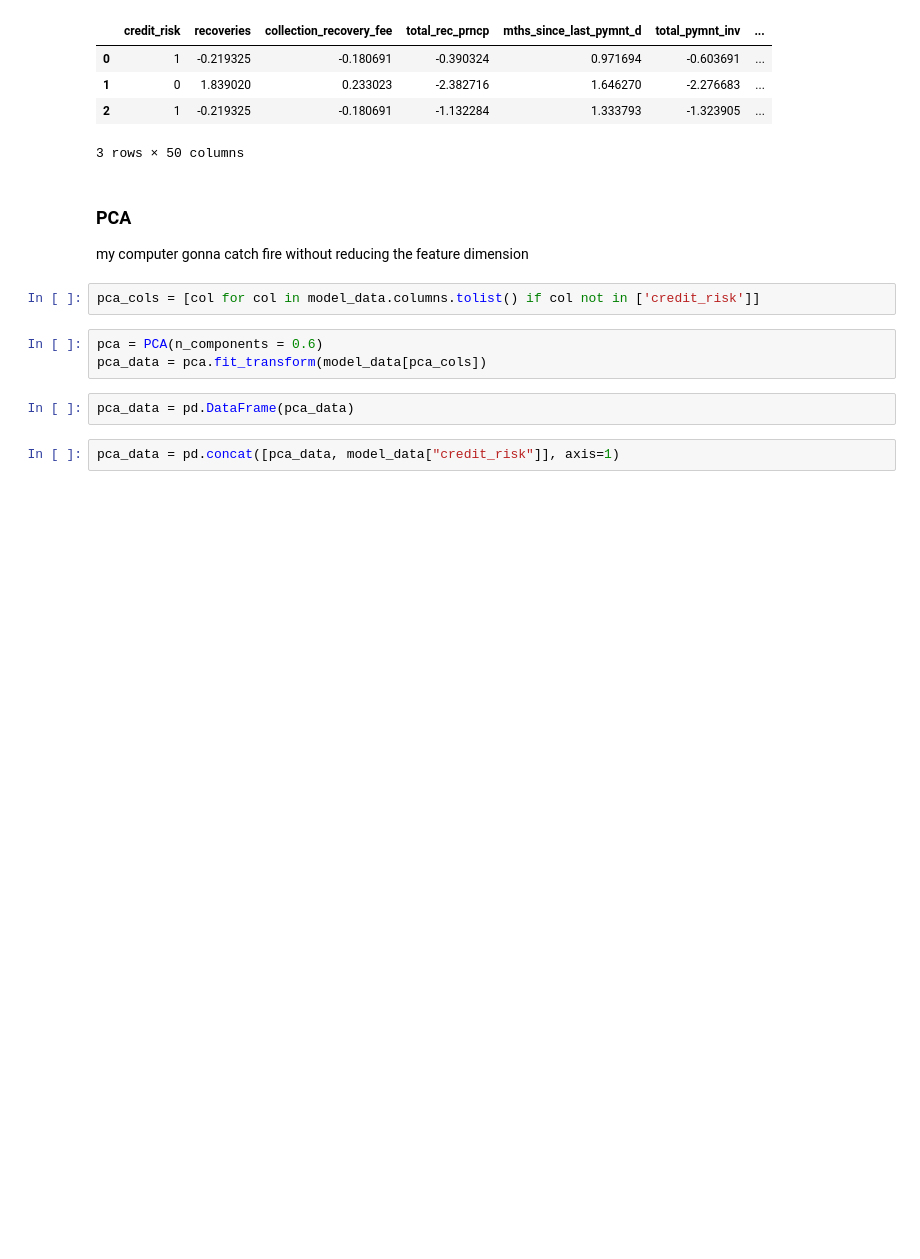
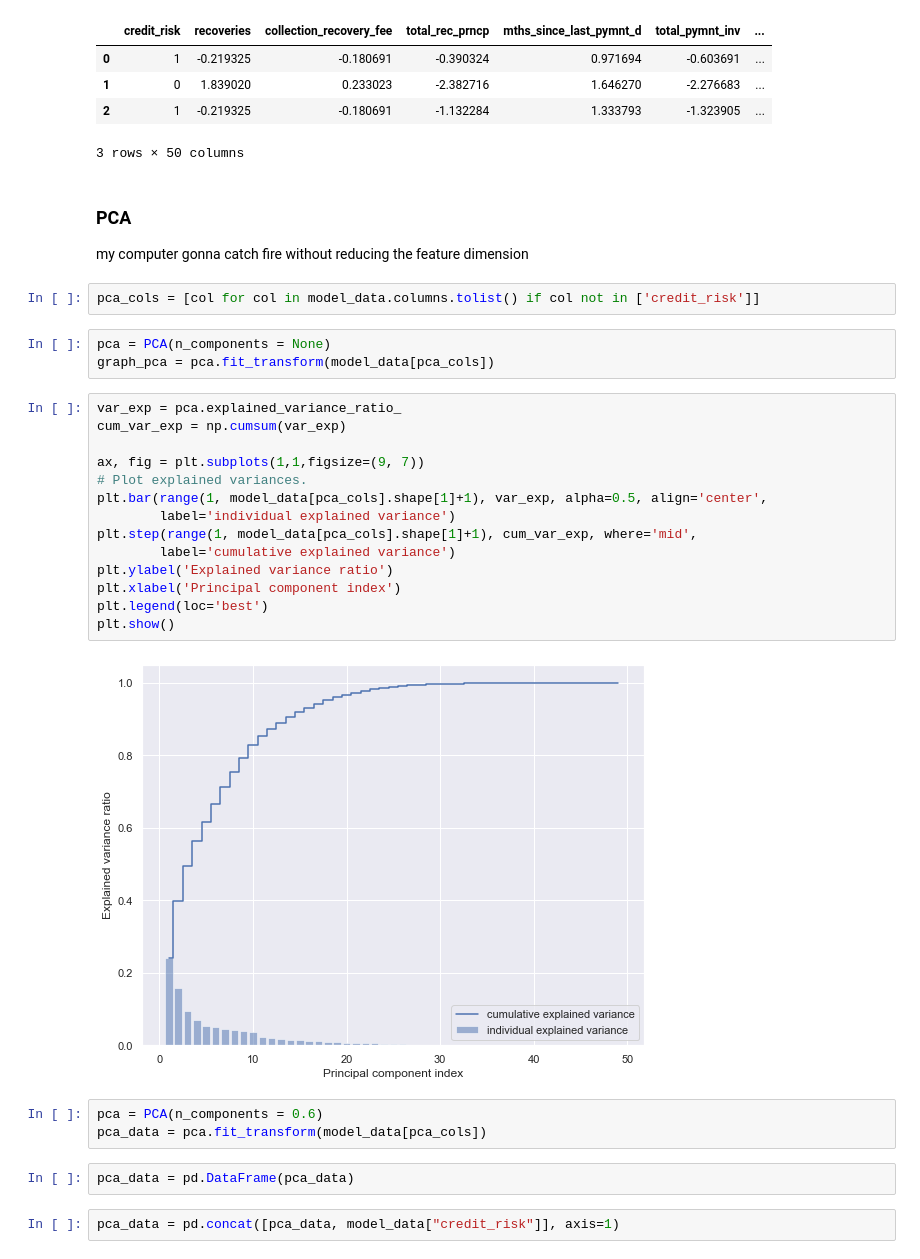
Before and after one commit to enricoroselino/bank-credit-risk-classification, a Jupyter notebook: bank_credit_risk_classification.ipynb, the cells around one changed output. Saved outputs shown, nothing was run; the diff lists cells and outputs as text; blank space fills up the shorter version.

```diff
--- a/bank_credit_risk_classification.ipynb
+++ b/bank_credit_risk_classification.ipynb
@@ -754,6 +762,25 @@ model_data.head(3)
 my computer gonna catch fire without reducing the feature dimension
 # %%
 pca_cols = [col for col in model_data.columns.tolist() if col not in ['credit_risk']]
+# %%
+pca = PCA(n_components = None)
+graph_pca = pca.fit_transform(model_data[pca_cols])
+# %%
+var_exp = pca.explained_variance_ratio_
+cum_var_exp = np.cumsum(var_exp)
+
+ax, fig = plt.subplots(1,1,figsize=(9, 7))
+# Plot explained variances.
+plt.bar(range(1, model_data[pca_cols].shape[1]+1), var_exp, alpha=0.5, align='center',
+        label='individual explained variance')
+plt.step(range(1, model_data[pca_cols].shape[1]+1), cum_var_exp, where='mid',
+        label='cumulative explained variance')
+plt.ylabel('Explained variance ratio')
+plt.xlabel('Principal component index')
+plt.legend(loc='best')
+plt.show()
+# %% [output]
+[figure, added]
 # %%
 pca = PCA(n_components = 0.6)
 pca_data = pca.fit_transform(model_data[pca_cols])
```
Also changed, not shown: parts of 31 cells of this notebook.
